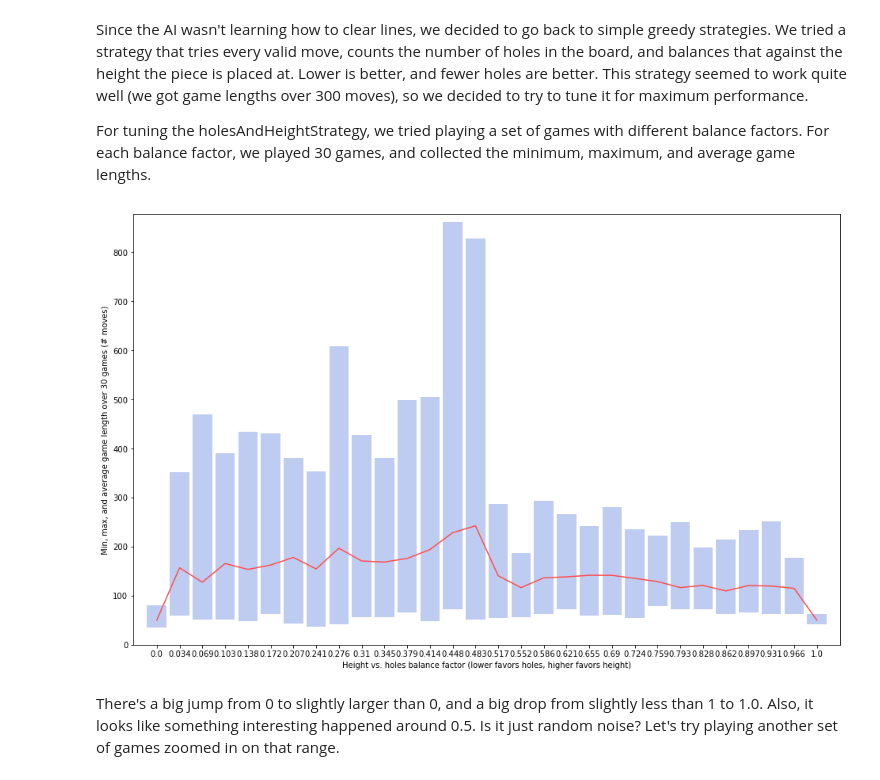
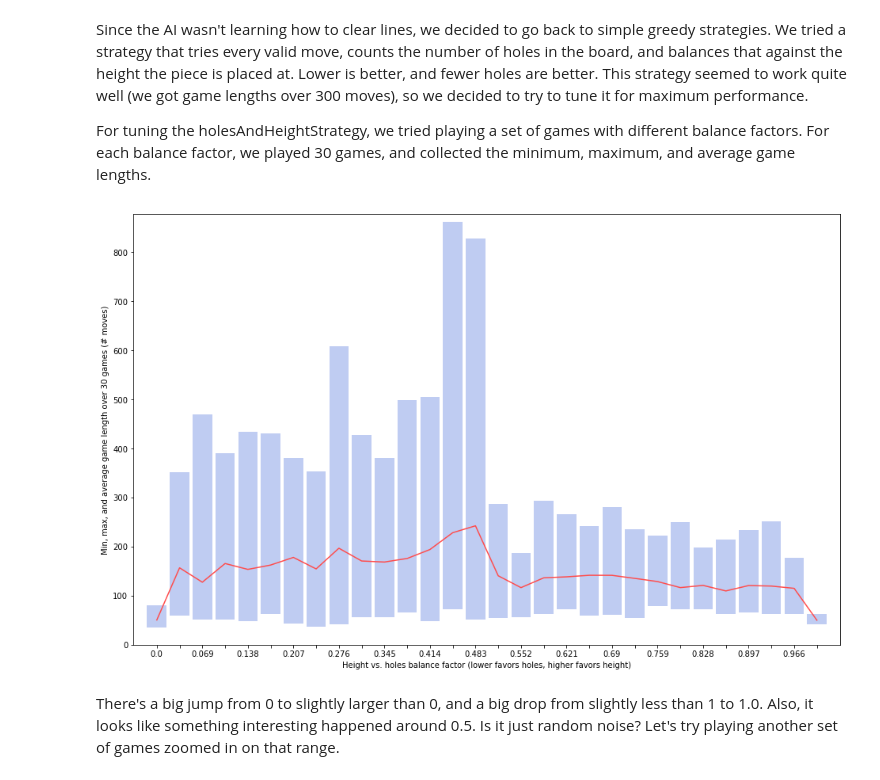
Before and after one commit to josephgriffith/Tetris-AI-Project, a Jupyter notebook: Project Report.ipynb, the cells around one changed output. Drawn from its saved outputs; the diff is of its cells as text; code cells hidden in the pictures.

```diff
--- a/Project Report.ipynb
+++ b/Project Report.ipynb
@@ -231,9 +231,9 @@ def graphResults(file, games, spacing, labelType):
     plt.plot(X, avg, "-", color=(1, .3, .3))
     plt.ylim(ymin=0);
 # %%
-graphResults("holes-and-height-scan-0-1.txt", 30, .005, 1)
+graphResults("holes-and-height-scan-0-1.txt", 30, .005, 2)
 # %% [output]
-[figure, old version]
+[figure, new version]
 # %% [markdown]
 There's a big jump from 0 to slightly larger than 0, and a big drop from slightly less than 1 to 1.0.  Also, it looks like something interesting happened around 0.5.  Is it just random noise?  Let's try playing another set of games zoomed in on that range.
 # %%
```
Also changed, not shown: parts of 13 cells of this notebook.
